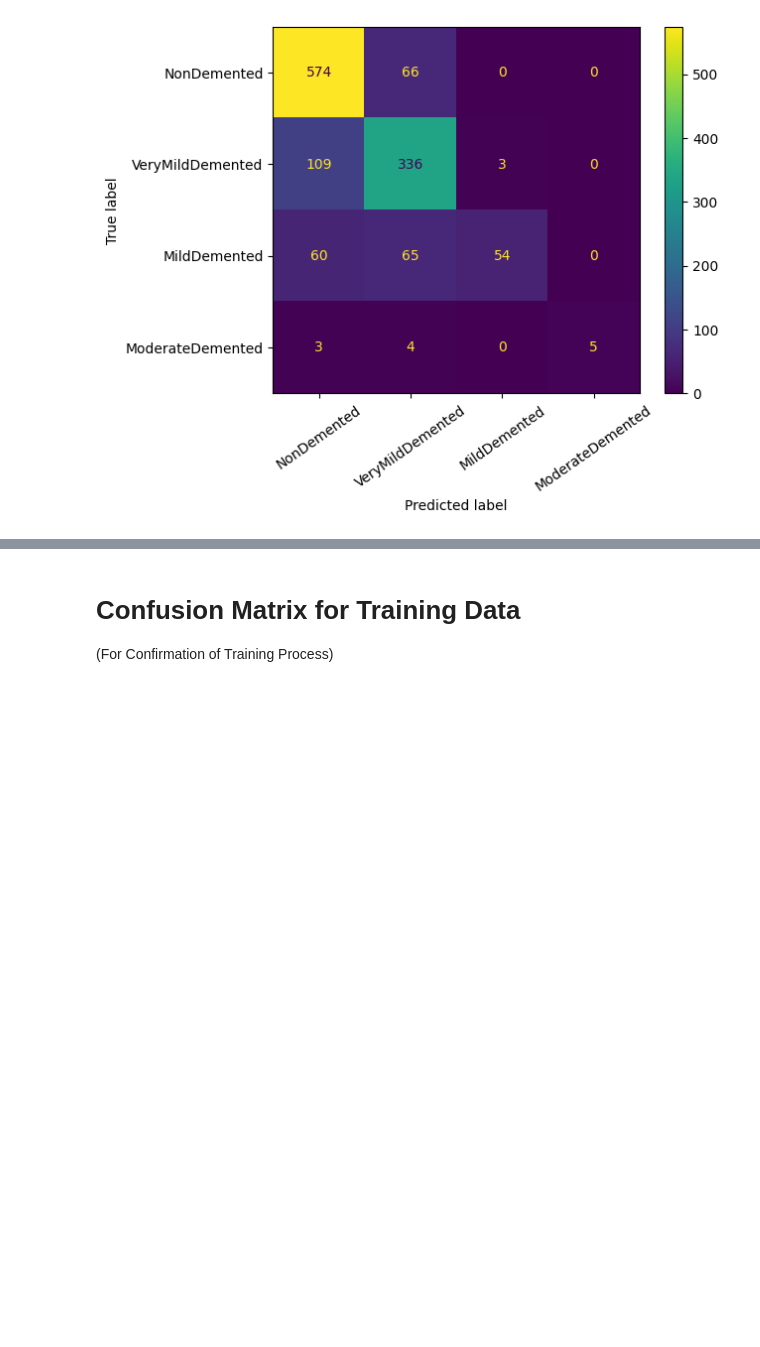
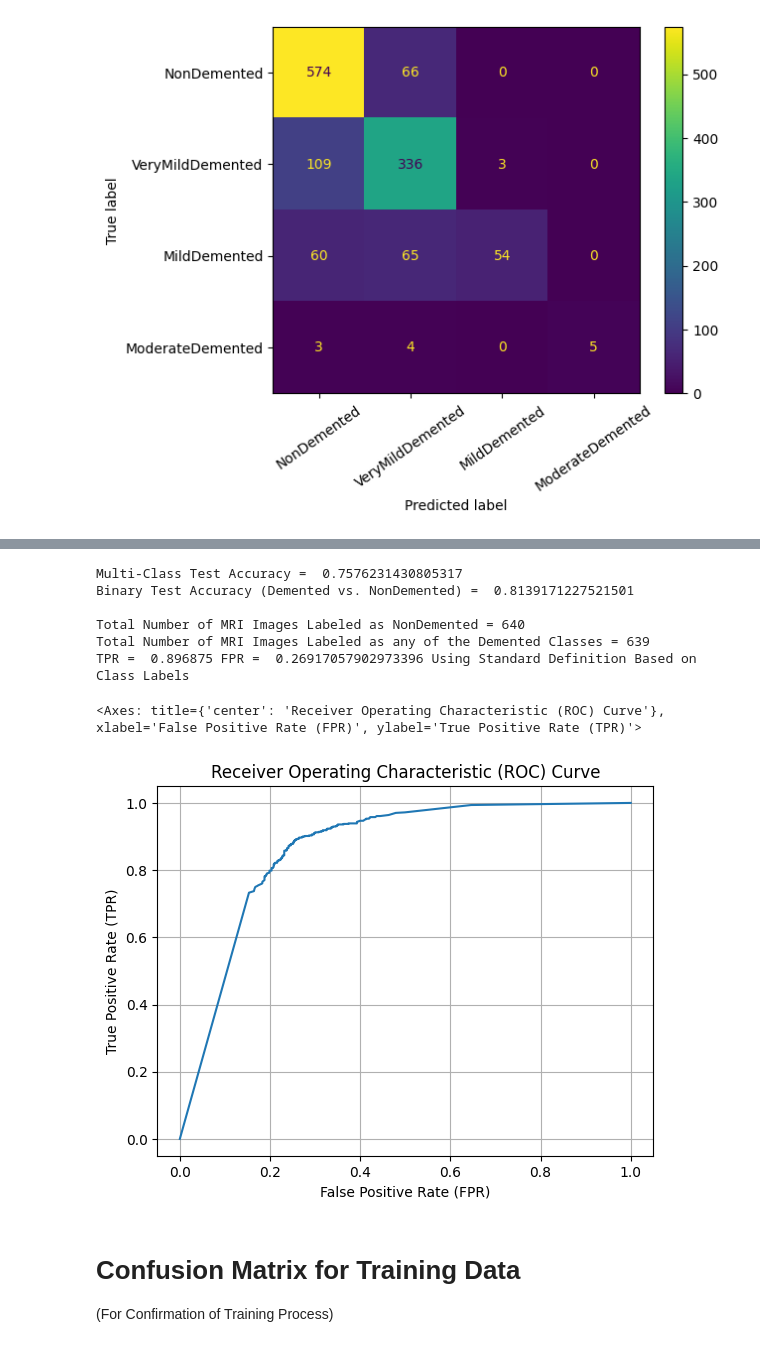
Before and after one commit to RBosso/Prediction-of-Alzheimers-Severity-Using-Machine-Learning-Methods, a Jupyter notebook: Alzheimer_Prediction.ipynb, the cells around one changed output, grey strips where cells are left out. Cells and saved outputs as stored; diff of their text form; code cells hidden in the pictures; blank space fills up the shorter version.

Commit message:
Commit
Added ROC Curve for binary classification evaluation

```diff
--- a/Alzheimer_Prediction.ipynb
+++ b/Alzheimer_Prediction.ipynb
@@ -736,3 +736,82 @@ Just Testing
+# %%
+
+print("Multi-Class Test Accuracy = ",(predictions_list == values_list).sum()/len(values_list))
+
+# I need to put this in a binary context, in order for implementation of the ROC curve to be possible
+
+binary_values_list = np.copy(values_list)
+binary_predictions_list = np.copy(predictions_list)
+binary_values_list[binary_values_list!=0] = 1
+binary_predictions_list[binary_predictions_list!=0] = 1
+print("Binary Test Accuracy (Demented vs. NonDemented) = ",(binary_predictions_list == binary_values_list).sum()/len(binary_values_list))
+print()
+
+ROC_Values = pd.DataFrame({"Max Probabilities Predicted" : Max_Soft_List,
+                           "True Classes" : binary_values_list,
+                           "Predicted Classes": binary_predictions_list})
+
+#Let's implement the probabilities of each class being 0 (Non-Demented)
+
+ROC_Values['NonDementedProb'] = ROC_Values['Max Probabilities Predicted']
+ROC_Values.loc[ROC_Values["Predicted Classes"]==1, 'NonDementedProb'] = -1*ROC_Values['Max Probabilities Predicted']+1
+# ROC_Values.groupby(by="Max Probabilities Predicted").count()
+ROC_Values = ROC_Values[['True Classes','Predicted Classes', 'NonDementedProb']]
+ROC_Values = ROC_Values.sort_values(by="NonDementedProb")
+# print(ROC_Values.sort_values(by="NonDementedProb").head())
+
+ROC_Values = ROC_Values.to_numpy()#All values needed to build ROC curve
+
+# print(ROC_Values[:,:-1].tolist())
+# print(ROC_Values[ROC_Values[:,0]==0])
+NonDementedClass = ROC_Values[ROC_Values[:,0]==0]
+DementedClass = ROC_Values[ROC_Values[:,0]==1]
+TPFN = len(NonDementedClass)
+TNFP = len(DementedClass)
+
+print("Total Number of MRI Images Labeled as NonDemented =",TPFN) #These values will be constant when generating the ROC Curve
+print("Total Number of MRI Images Labeled as any of the Demented Classes =", TNFP)
+
+FP = len(DementedClass[DementedClass[:,1]==0])
+# print(FP)
+TP = len(NonDementedClass[NonDementedClass[:,1]==0])
+# print(TP)
+
+TPR  = TP/(TPFN)
+FPR  = FP/(TNFP)
+print("TPR = ",TPR,"FPR = ",FPR, "Using Standard Definition Based on Class Labels")
+print()
+
+#Generate ROC Curve Values
+thresholds = np.array(list(range(10000,-2,-1)))*(1/10000)
+
+FPR_x = []
+TPR_y = []
+for threshold in thresholds:
+    # print(threshold)
+    # print(len(DementedClass[DementedClass[:,2]>threshold])/TNFP)
+    FPR_x.append(len(DementedClass[DementedClass[:,2]>threshold])/TNFP)#False Positive Rate
+    # print(len(NonDementedClass[NonDementedClass[:,2]>threshold])/TPFN)
+    TPR_y.append(len(NonDementedClass[NonDementedClass[:,2]>threshold])/TPFN)#True Positive Rate
+
+# print(FPR_x)
+# print(TPR_y)
+
+Curve = pd.DataFrame({
+    "False Positive Rate": FPR_x,
+    "True Positive Rate": TPR_y
+})
+
+Curve.plot(x="False Positive Rate", y="True Positive Rate",title="Receiver Operating Characteristic (ROC) Curve",
+           xlabel="False Positive Rate (FPR)", ylabel="True Positive Rate (TPR)", legend = False, grid = True)
+# %% [output]
+Multi-Class Test Accuracy =  0.7576231430805317
+Binary Test Accuracy (Demented vs. NonDemented) =  0.8139171227521501
+
+Total Number of MRI Images Labeled as NonDemented = 640
+Total Number of MRI Images Labeled as any of the Demented Classes = 639
+TPR =  0.896875 FPR =  0.26917057902973396 Using Standard Definition Based on Class Labels
+<Axes: title={'center': 'Receiver Operating Characteristic (ROC) Curve'}, xlabel='False Positive Rate (FPR)', ylabel='True Positive Rate (TPR)'>
+[figure, added]
 # %% [markdown]
 # Confusion Matrix for Training Data
 
```
Also changed, not shown: parts of 5 cells of this notebook.
